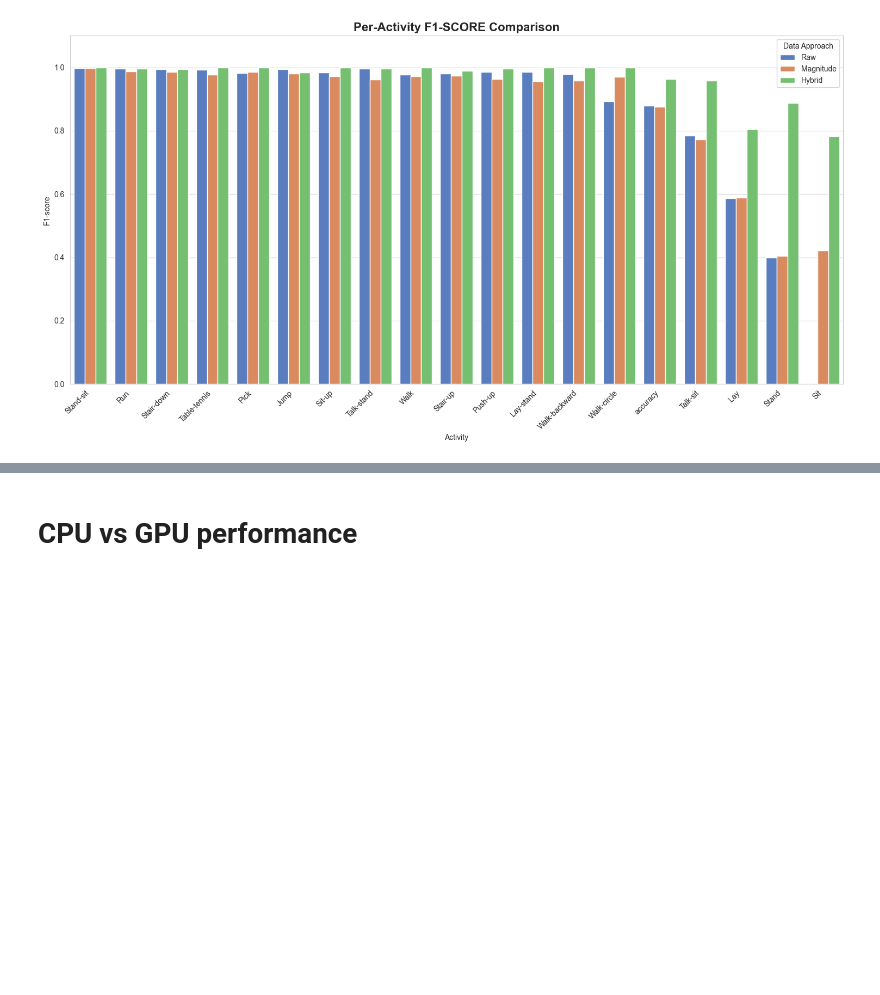
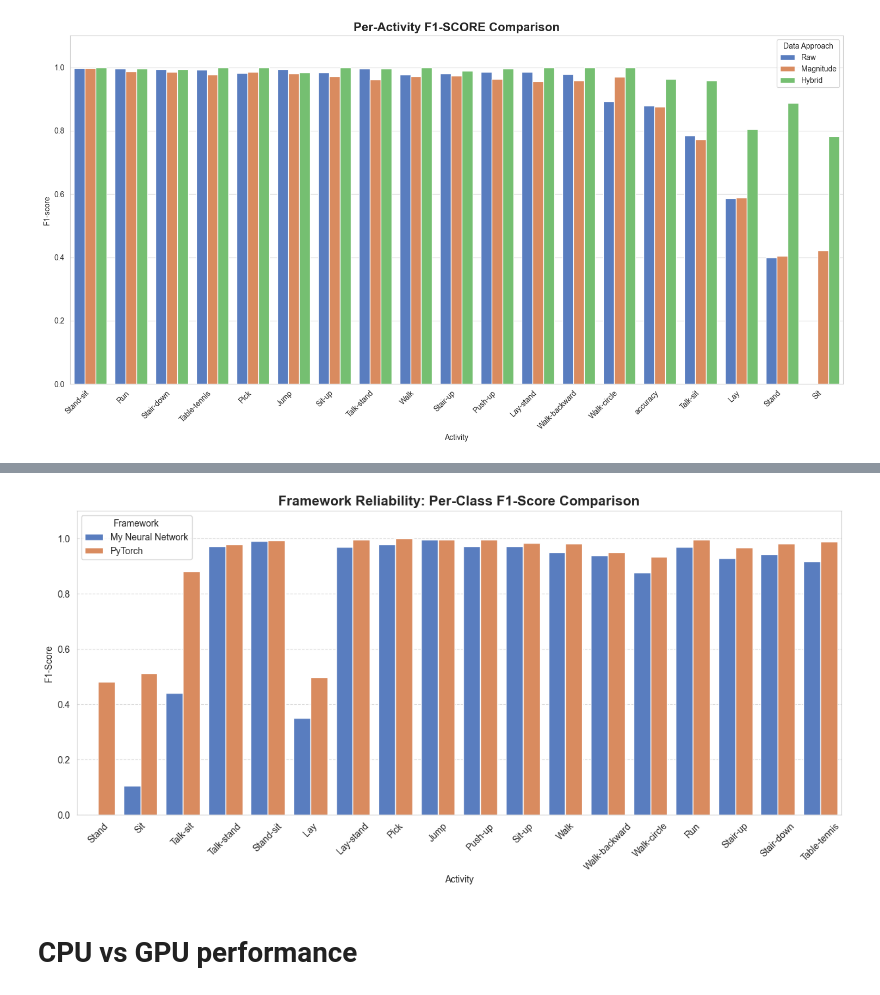
Before and after one commit to Wasloso/isa-s1-mla-project, a Jupyter notebook: neural_network_showcase.ipynb, the cells around one changed output, grey strips where cells are left out. Drawn from its saved outputs; the diff is of its cells as text; code cells hidden in the pictures; blank space fills up the shorter version.

```diff
--- a/neural_network_showcase.ipynb
+++ b/neural_network_showcase.ipynb
@@ -801,0 +995,11 @@ accuracy            accuracy
+# %%
+my_preds = my_model.predict(X_test_raw, mask=lengths_test_raw)
+pt_preds = (
+    pytorch_model.forward(
+        torch.tensor(X_test_raw, dtype=torch.float32).to(pytorch_model.device),
+        torch.tensor(lengths_test_raw, dtype=torch.float32).to(pytorch_model.device),
+    )
+    .cpu()
+    .detach()
+    .numpy()
+)
@@ -802,3 +1060,27 @@ accuracy            accuracy
+# %%
+def plot_per_class_f1(y_true, y_probs_my, y_probs_pt, labels):
+    y_true_idx = np.argmax(y_true, axis=1) if len(y_true.shape) > 1 else y_true
+
+    f1_my = f1_score(y_true_idx, np.argmax(y_probs_my, axis=1), average=None)
+    f1_pt = f1_score(y_true_idx, np.argmax(y_probs_pt, axis=1), average=None)
+
+    # Create comparison DataFrame
+    df = pd.DataFrame({"Activity": labels, "My Neural Network": f1_my, "PyTorch": f1_pt}).melt(
+        id_vars="Activity", var_name="Framework", value_name="F1-Score"
+    )
+
+    plt.figure(figsize=(15, 6))
+    sns.barplot(data=df, x="Activity", y="F1-Score", hue="Framework", palette="muted")
+    plt.xticks(rotation=45)
+    plt.title("Framework Reliability: Per-Class F1-Score Comparison", fontweight="bold", fontsize=15)
+    plt.ylim(0, 1.1)
+    plt.grid(axis="y", linestyle="--", alpha=0.7)
+    plt.show()
+
+
+plot_per_class_f1(Y_test_raw, my_preds, pt_preds, labels_raw)
+# %% [output]
+[figure, added]
 # %% [markdown]
 # CPU vs GPU performance
 # %%
```
Also changed, not shown: parts of 17 cells of this notebook, 2 other files.
